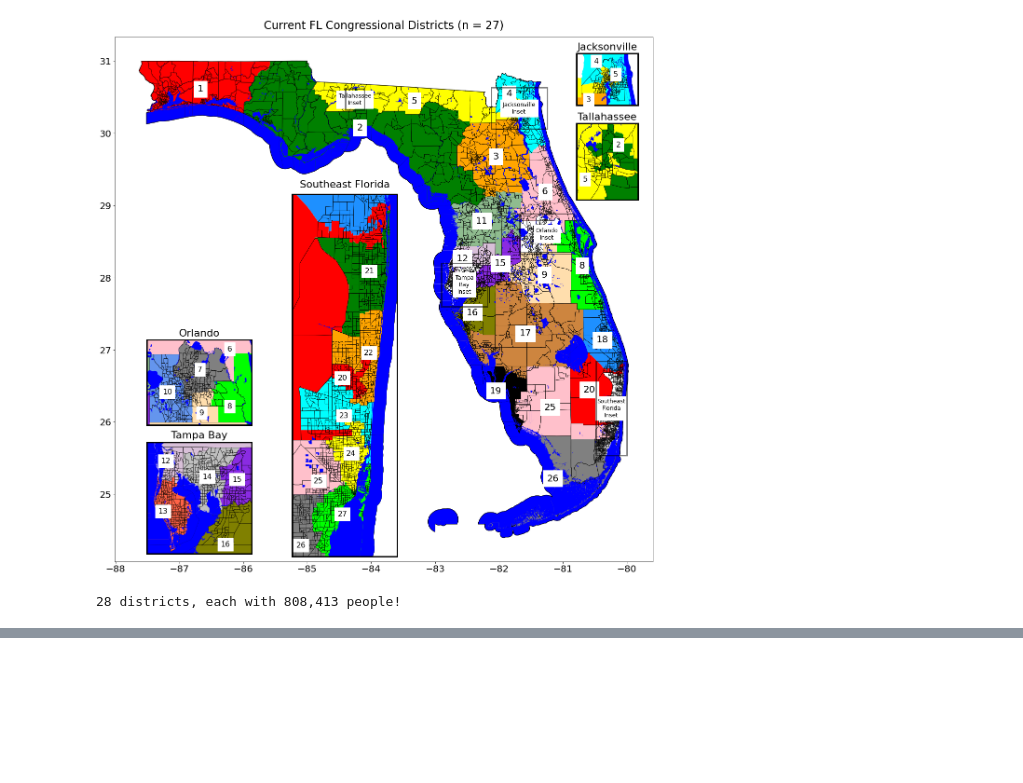
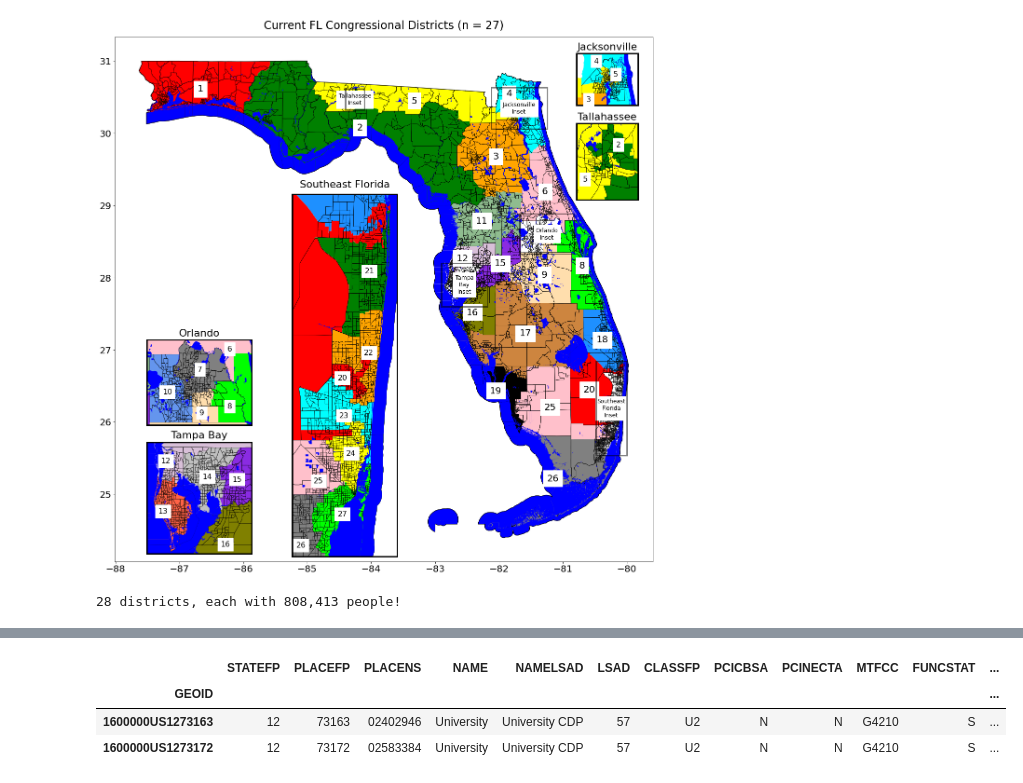
Before and after one commit to raddick/gerrymandering, a Jupyter notebook: 2020-florida.ipynb, the cells around one changed output, grey strips where cells are left out. Saved outputs shown, nothing was run; the diff lists cells and outputs as text; code cells hidden in the pictures; blank space fills up the shorter version.

```diff
--- a/2020-florida.ipynb
+++ b/2020-florida.ipynb
@@ -1096,33 +1065,39 @@ print('{0:,.0f} districts, each with {1:,.0f} people!'.format(these_states_dict[
 # tract_gdf.loc[['1400000US12035060206'], 'new_district'] = 5 # NW Flagler county
 # tract_gdf.loc[['1400000US12035060104', '1400000US12035060106', '1400000US12035060303'], 'new_district'] = 5 # Palm Coast
 # tract_gdf.loc[['1400000US12035060218', '1400000US12035060302', '1400000US12035060304'], 'new_district'] = 5 # S of Palm Coast
 # tract_gdf.loc[['1400000US12107950100', '1400000US12107950600', '1400000US12107950700', '1400000US12107950900', '1400000US12107951000'], 'new_district'] = 5 # Palatka
 # tract_gdf.loc[['1400000US12107951100', '1400000US12107951200'], 'new_district'] = 5 # NE Putnam County
 # tract_gdf.loc[['1400000US12107951300', '1400000US12107951401', '1400000US12107951402'], 'new_district'] = 5 # Far SE Putnam County
 # tract_gdf.loc[['1400000US12035060207'], 'new_district'] = 5 # SW Flagler county
 
 
 
 # tract_gdf.loc[['1400000US12127082411', '1400000US12127083207'], 'new_district'] = 6 # central Volusia County
 # tract_gdf.loc[['1400000US12127091005', '1400000US12117021201', '1400000US12117021205', '1400000US12117021206'], 'new_district'] = 6   # Far east Seminole, far SW Volusia
 # tract_gdf.loc[['1400000US12095016603', '1400000US12095016604', '1400000US12095016607'], 'new_district'] = 6   # Far east Orange
 
 
 
 
 # tract_gdf.loc[['1400000US12069030102', '1400000US12069030104'], 'new_district'] = 7 # far north Lake County
 # tract_gdf.loc[['1400000US12107950201', '1400000US12107950202', '1400000US12107950300', '1400000US12107950400', '1400000US12107950500', '1400000US12107980000'], 'new_district'] = 7    # Remainder of Putnam County
 # tract_gdf.loc[['1400000US12127090202', '1400000US12127090304', '1400000US12127090305', '1400000US12127090307', '1400000US12127090701', '1400000US12127090702'], 'new_district'] = 7 # immediate vicinity of DeLand
 # tract_gdf.loc[['1400000US12127090803', '1400000US12127090804', '1400000US12127091001', '1400000US12127091020', '1400000US12127091021'], 'new_district'] = 7 # immediate vicinity of DeLand
 # tract_gdf.loc[['1400000US12127090203', '1400000US12127090204', '1400000US12127090303', '1400000US12127091029', '1400000US12127091035'], 'new_district'] = 7 # rest of Volusia county near Deland
 # tract_gdf.loc[['1400000US12069030106', '1400000US12069030108', '1400000US12069030109', '1400000US12069030110', '1400000US12069030111', '1400000US12069030112'], 'new_district'] = 7 # north Lake County, west of DeLand
 # tract_gdf.loc[['1400000US12117020707', '1400000US12069030203', '1400000US12069030916', '1400000US12069030917', '1400000US12069030918'], 'new_district'] = 7 # NW Seminole / NE Lake
 # tract_gdf.loc[['1400000US12069030209', '1400000US12069030211', '1400000US12069030807', '1400000US12069030915'], 'new_district'] = 7 # NW Seminole / NE Lake
 # tract_gdf.loc[['1400000US12069030302', '1400000US12069030305', '1400000US12069030306', '1400000US12069030307'], 'new_district'] = 7 # NW Seminole / NE Lake
 # tract_gdf.loc[['1400000US12069030308', '1400000US12069030410', '1400000US12069030411', '1400000US12069030406'], 'new_district'] = 7 # NW Seminole / NE Lake
 
 
 #tract_gdf.loc[tract_gdf['new_district'] == 4, 'new_district'] = np.nan
+place_gdf[place_gdf['NAME'] == 'University']
+# %% [output]
+|  | STATEFP | PLACEFP | PLACENS | NAME | NAMELSAD | LSAD | CLASSFP | PCICBSA | PCINECTA | MTFCC | FUNCSTAT | ... |
+| GEOID |  |  |  |  |  |  |  |  |  |  |  | ... |
+| 1600000US1273163 | 12 | 73163 | 02402946 | University | University CDP | 57 | U2 | N | N | G4210 | S | ... |
+| 1600000US1273172 | 12 | 73172 | 02583384 | University | University CDP | 57 | U2 | N | N | G4210 | S | ... |
 # %%
 s = time.time()
 doit = True
```
Also changed, not shown: parts of 12 cells of this notebook.
